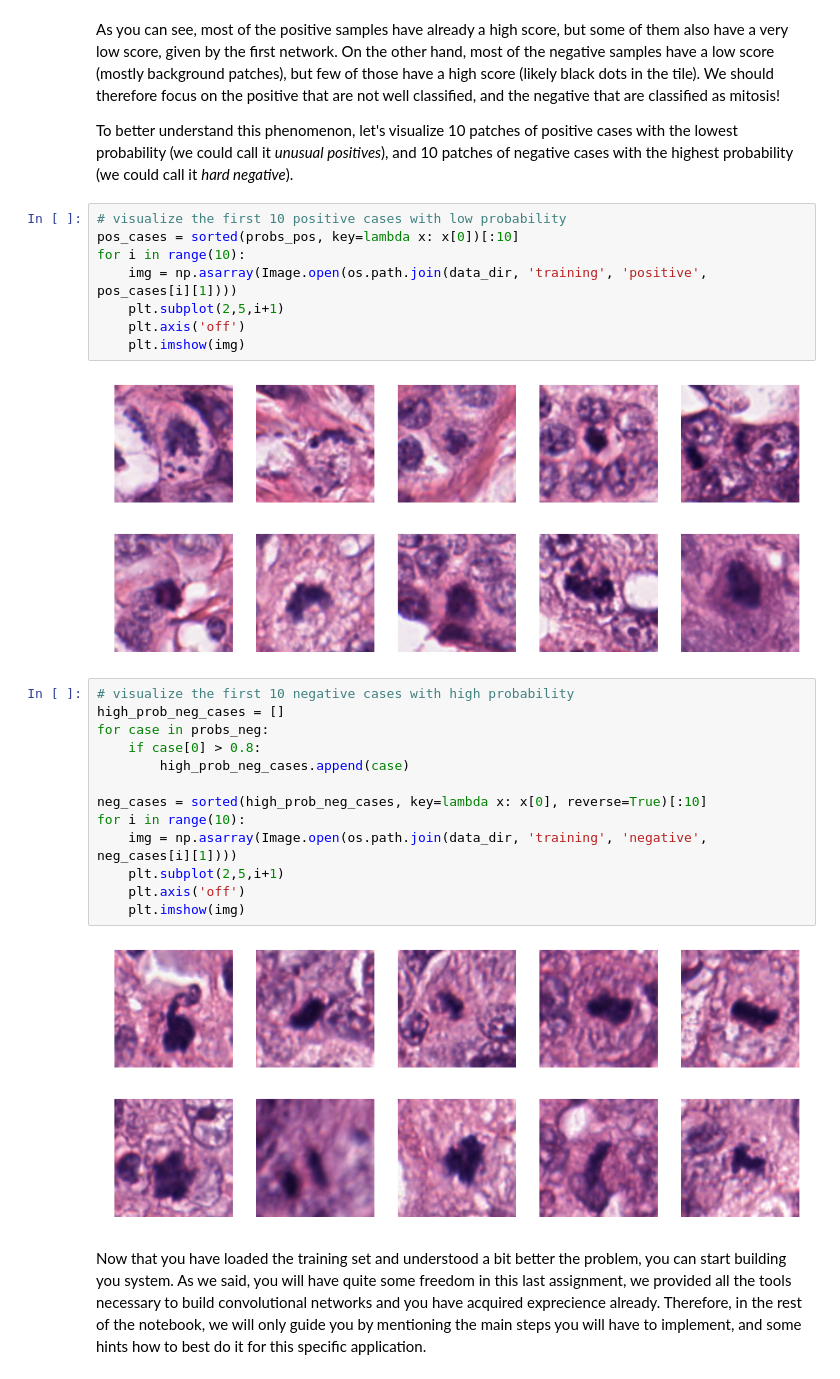
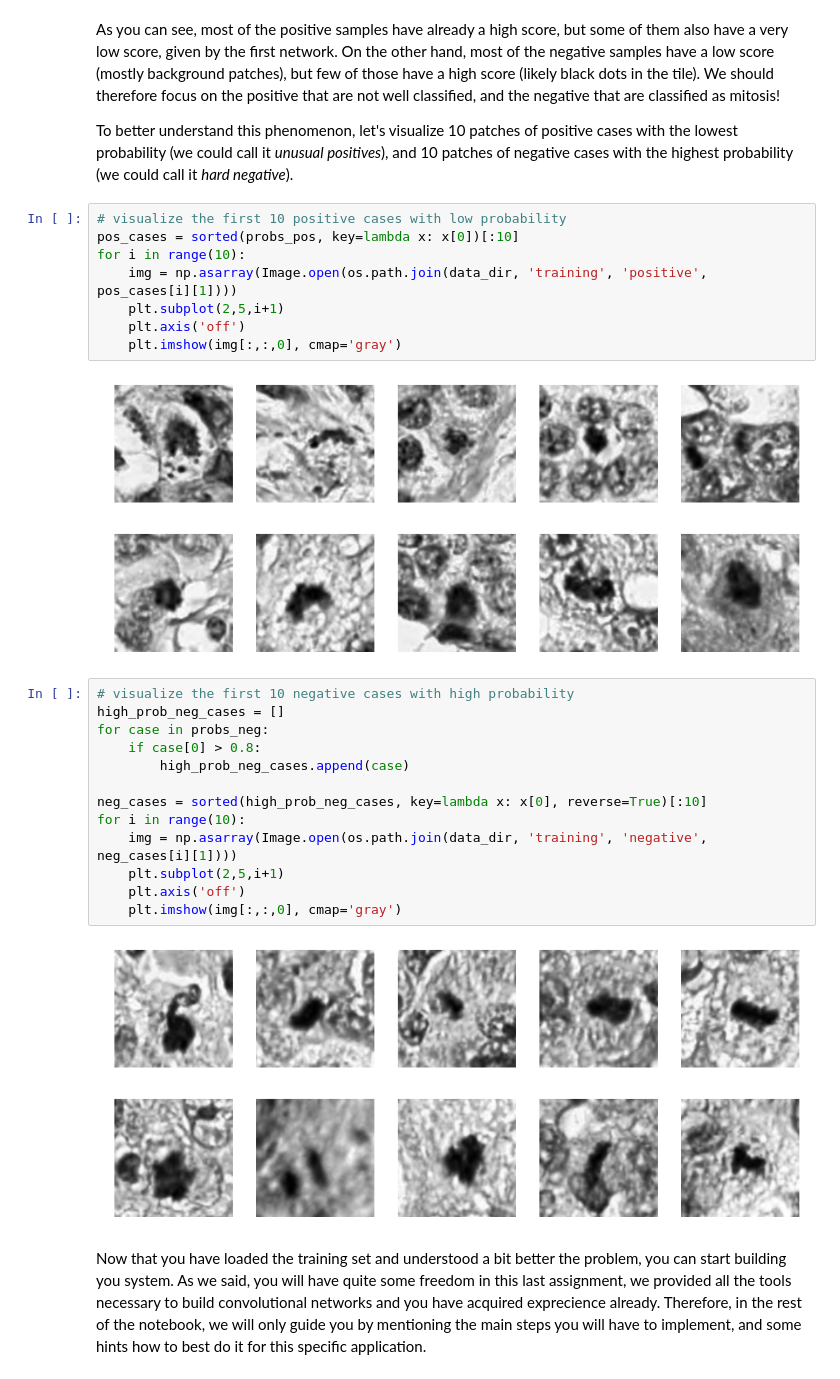
Before and after one commit to skjerns/ISMI, a Jupyter notebook: assignment_8/assignment_8.ipynb, the cells around one changed output. Cells and saved outputs as stored; diff of their text form.

```diff
--- a/assignment_8/assignment_8.ipynb
+++ b/assignment_8/assignment_8.ipynb
@@ -116,24 +116,24 @@ for i in range(10):
     img = np.asarray(Image.open(os.path.join(data_dir, 'training', 'positive', pos_cases[i][1])))
     plt.subplot(2,5,i+1)
     plt.axis('off')
-    plt.imshow(img)
+    plt.imshow(img[:,:,0], cmap='gray')
 # %% [output]
-[figure, old version]
+[figure, new version]
 # %%
 # visualize the first 10 negative cases with high probability
 high_prob_neg_cases = []
 for case in probs_neg:
     if case[0] > 0.8:
         high_prob_neg_cases.append(case)
 
 neg_cases = sorted(high_prob_neg_cases, key=lambda x: x[0], reverse=True)[:10]
 for i in range(10):
     img = np.asarray(Image.open(os.path.join(data_dir, 'training', 'negative', neg_cases[i][1])))
     plt.subplot(2,5,i+1)
     plt.axis('off')
-    plt.imshow(img)
+    plt.imshow(img[:,:,0], cmap='gray')
 # %% [output]
-[figure, old version]
+[figure, new version]
 # %% [markdown]
 Now that you have loaded the training set and understood a bit better the problem, you can start building you system.
 As we said, you will have quite some freedom in this last assignment, we provided all the tools necessary to build convolutional networks and you have acquired exprecience already.
```
Also changed, not shown: parts of 14 cells of this notebook.
